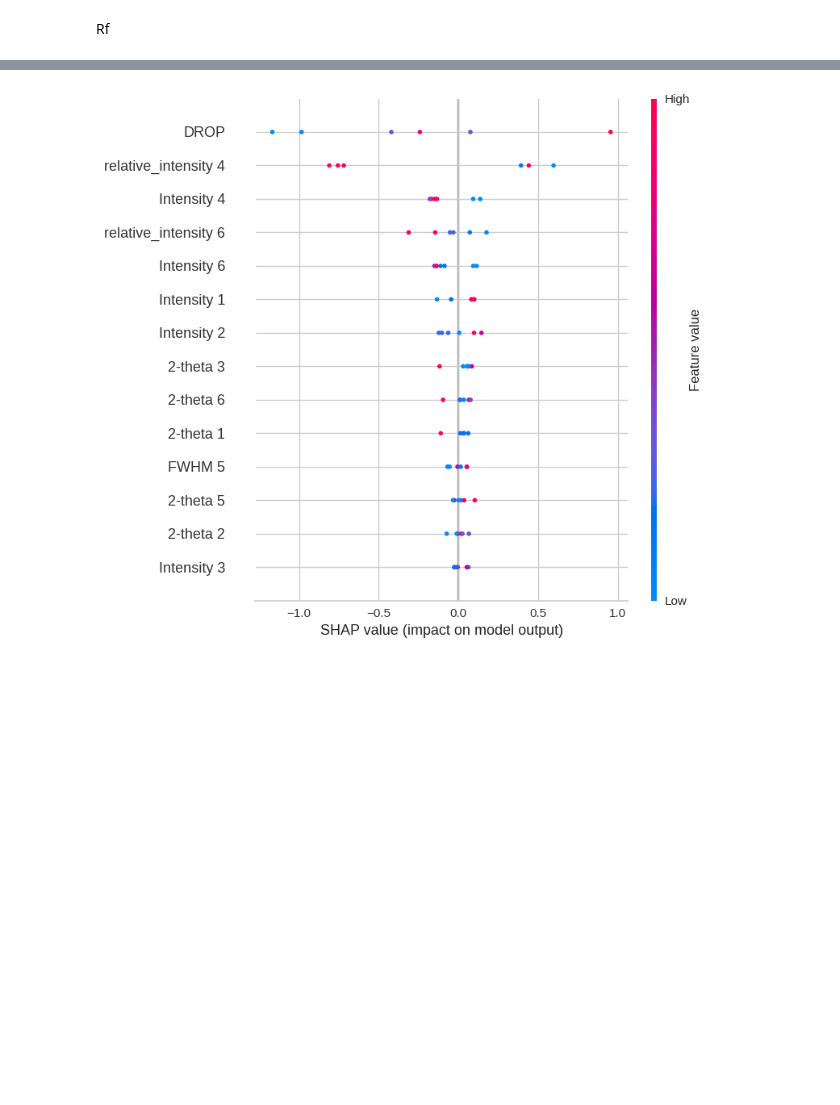
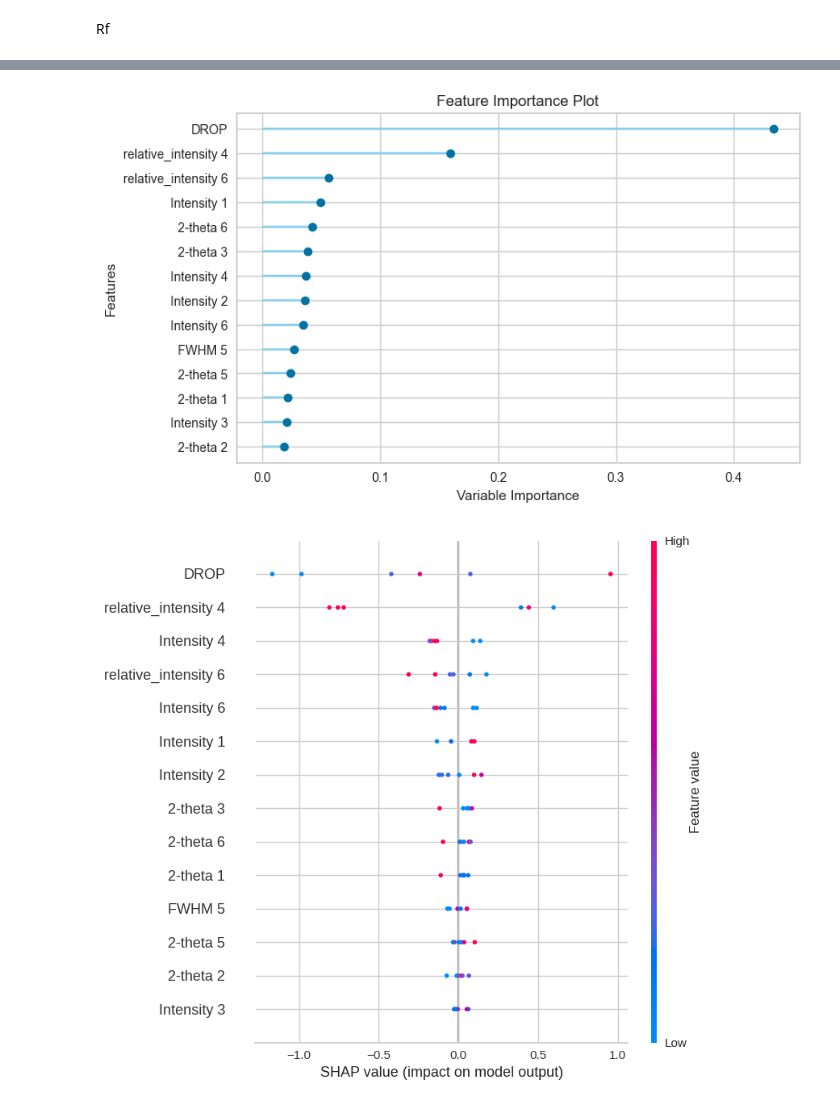
Before and after one commit to mmortazavi/ml_demystified, a Jupyter notebook: projects/solarcell/xrd/nezamloo/FF_target_Pycaret.ipynb, the cells around one changed output, grey strips where cells are left out. Cells and saved outputs as stored; diff of their text form; code cells hidden in the pictures; blank space fills up the shorter version.

```diff
--- a/projects/solarcell/xrd/nezamloo/FF_target_Pycaret.ipynb
+++ b/projects/solarcell/xrd/nezamloo/FF_target_Pycaret.ipynb
@@ -163 +194,4 @@ evaluate_model(rf)
 interactive(children=(ToggleButtons(description='Plot Type:', icons=('',), options=(('Pipeline Plot', 'pipelin…
+# %%
+plot_model(rf, plot = 'feature_all')
+# %% [output]
@@ -164,3 +199,4 @@ interactive(children=(ToggleButtons(description='Plot Type:', icons=('',), optio
+[figure, added]
 # %%
 #all rows(samples)
 interpret_model(rf, plot='summary')
```
Also changed, not shown: parts of 7 cells of this notebook, 1 other file.
